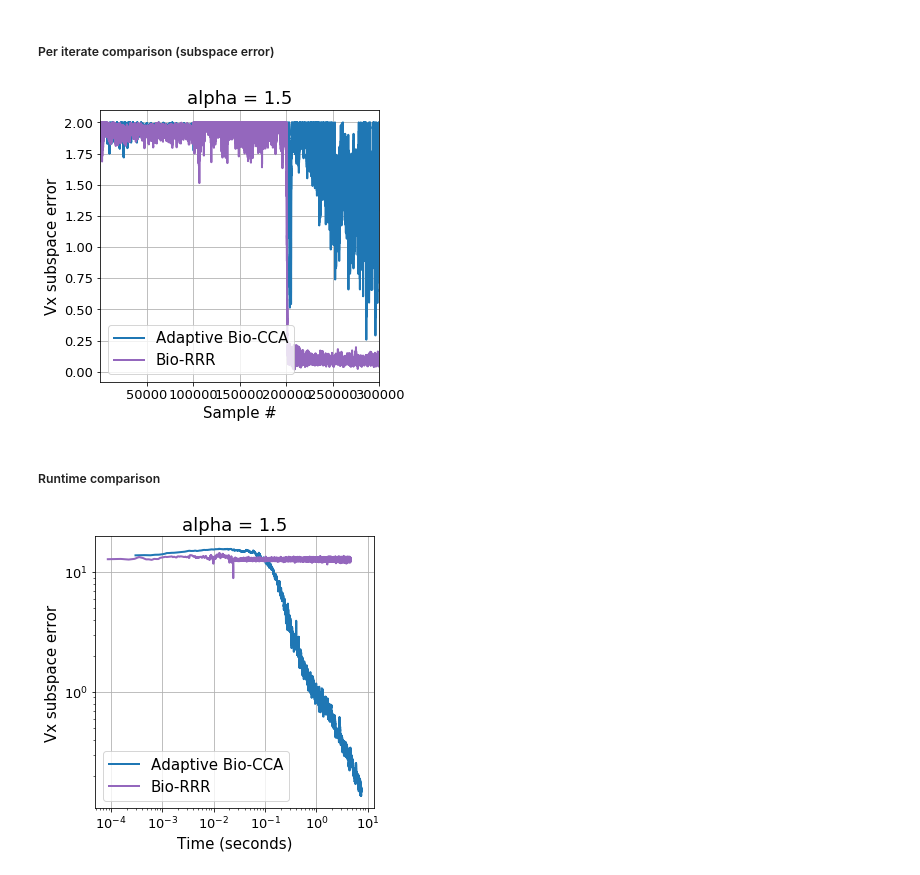
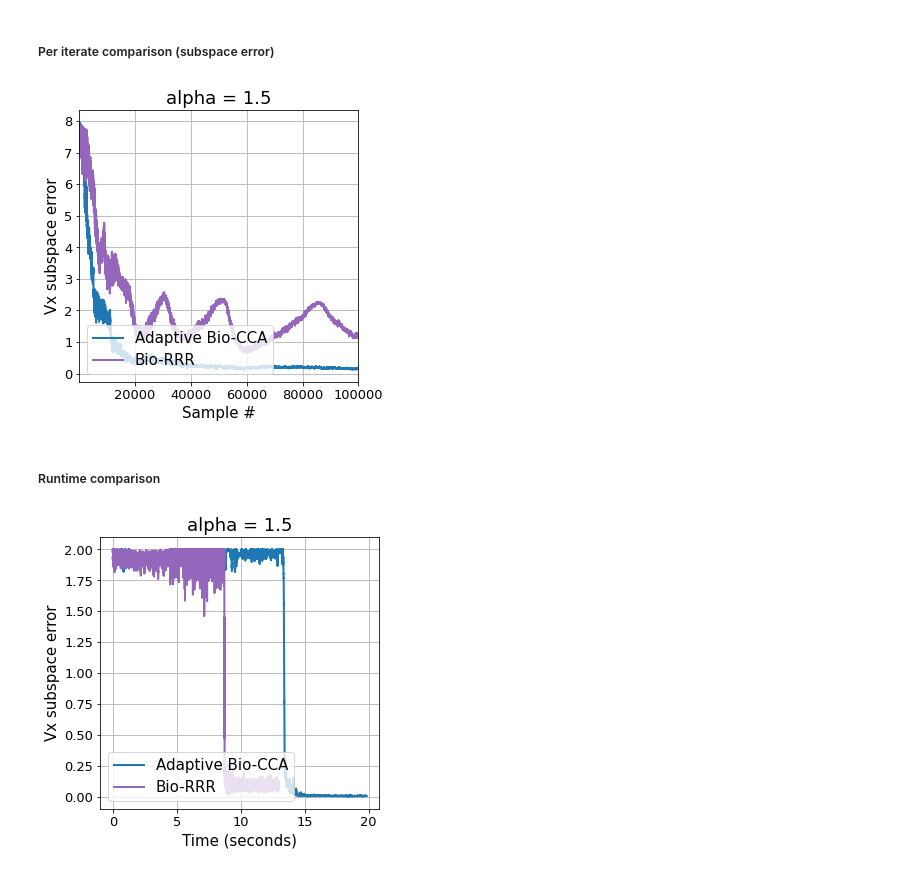
Before and after one commit to flatironinstitute/bio-cca, a Jupyter notebook: demo_adaptive_cca.ipynb, the cells around one changed output. Cells and saved outputs as stored; diff of their text form; code cells hidden in the pictures.

```diff
--- a/demo_adaptive_cca.ipynb
+++ b/demo_adaptive_cca.ipynb
@@ -13,9 +13,9 @@ from util import subspace_error, correlation_matrix, add_fill_lines
 # %% [markdown]
 ### Load dataset
 # %%
-# dataset = 'synthetic'
+dataset = 'synthetic'
 # dataset = 'mediamill'
-dataset = 'adaptive'
+# dataset = 'adaptive'
 # %%
 # load dataset
 
@@ -85,7 +85,7 @@ plt.show()
 # %%
 # Parameters
 
-trials = 1; z_dim = 10; alpha = 1.5
+trials = 1; z_dim = 4; alpha = 1.5
 
 iters = 0
 
@@ -298,32 +292,32 @@ plt.ylabel('Vx subspace error')
 plt.show()
 # plt.savefig(f'plots/{dataset}_{z_dim}-dim_subspacex_iterate.png', dpi=300, transparent='true', bbox_inches='tight')
 # %% [output]
-[figure, old version]
+[figure, new version]
 # %% [markdown]
 ##### Runtime comparison
 # %%
 alg_subspacex_error = pkl.load(open(f'error/{dataset}_{z_dim}-dim_subspacex_error.p', 'rb'))
 alg_time = pkl.load(open(f'error/{dataset}_{z_dim}-dim_time.p', 'rb'))
 
 linewidth = 2
 
 fig = plt.figure(figsize=(5,5))
 
 ax = plt.subplot(1, 1, 1)
 
 for alg in algorithms:
     if alg!='MSG-CCA':
         add_fill_lines(ax, np.mean(alg_time[alg],axis=0), alg_subspacex_error[alg], plot_kwargs={'ls': '-', 'lw': linewidth, 'label': alg, 'color': colors[alg]}, ci_kwargs={'color': colors[alg]})
 
-ax.loglog()
+ax.plot()
 
 plt.title(f"alpha = {alpha}")
 plt.grid()
 plt.legend(loc = 'lower left')
 plt.xlabel('Time (seconds)')
 plt.ylabel('Vx subspace error')
 
 plt.show()
 # plt.savefig(f'plots/{dataset}_{z_dim}-dim_subspacex_runtime.png', dpi=300, transparent='true', bbox_inches='tight')
 # %% [output]
-[figure, old version]
+[figure, new version]
```
Also changed, not shown: parts of 2 cells of this notebook, 11 other files.
